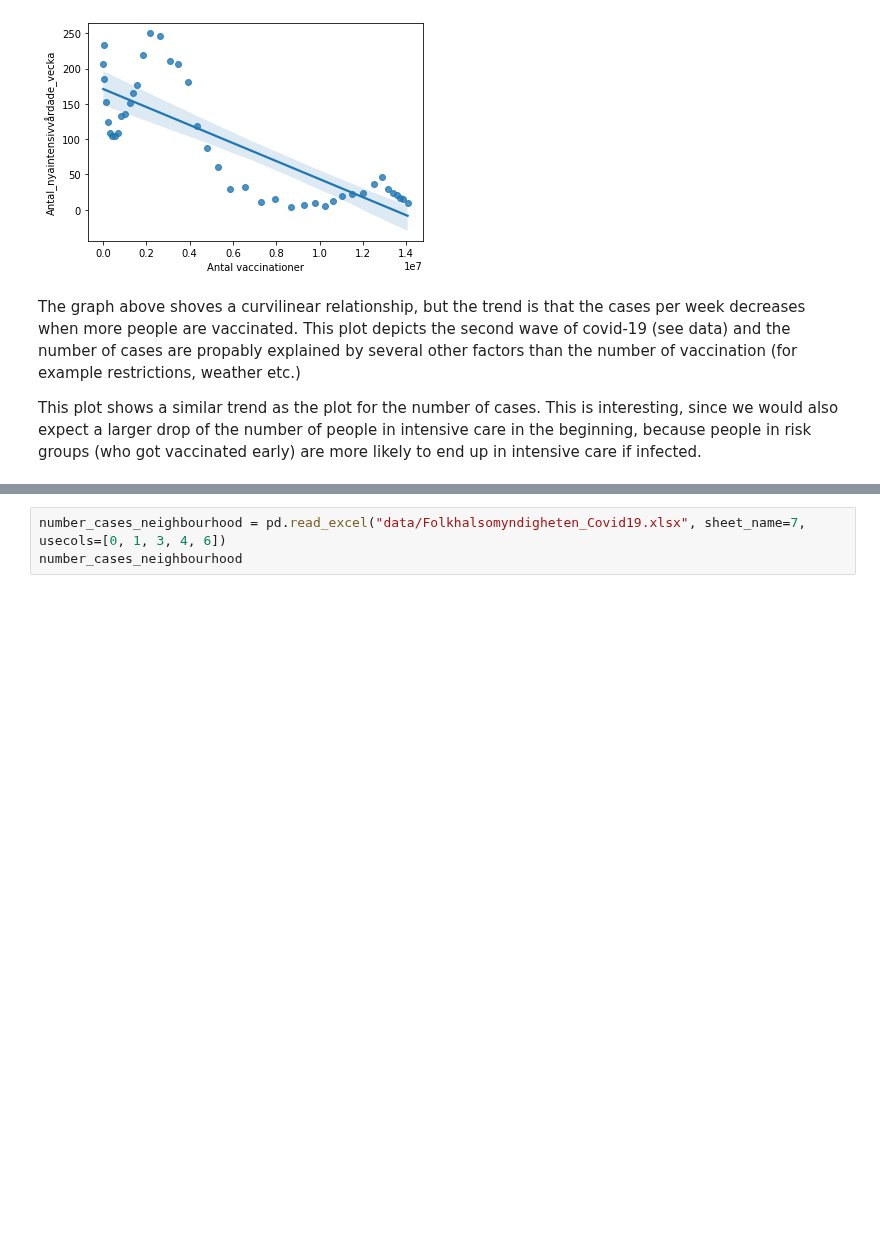
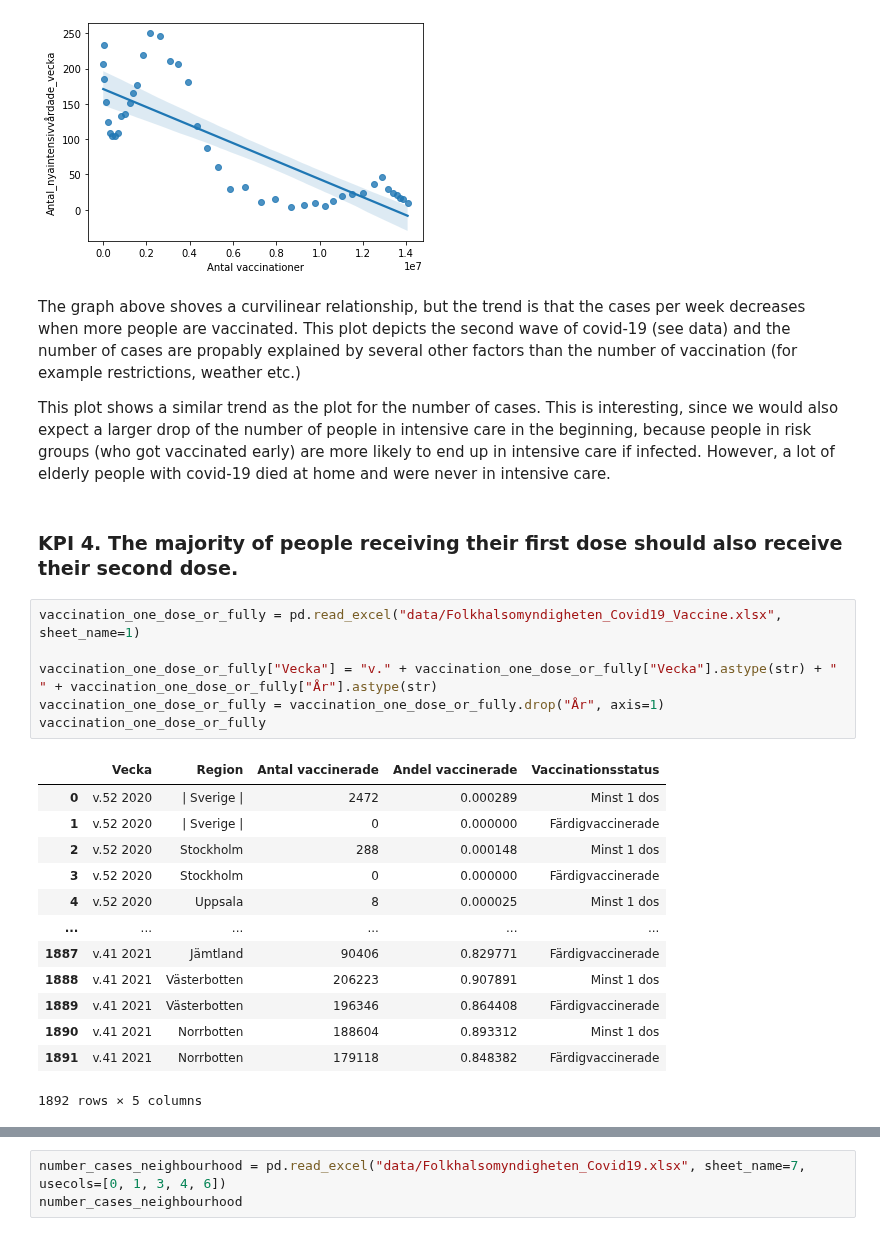
Before and after one commit to Anna-MariaSjolund/Data-Handling-Anna-MariaSjolund, a Jupyter notebook: Labs/Covid-Lab/covid_lab.ipynb, the cells around one changed output, grey strips where cells are left out. Drawn from its saved outputs; the diff is of its cells as text; blank space fills up the shorter version.

```diff
--- a/Labs/Covid-Lab/covid_lab.ipynb
+++ b/Labs/Covid-Lab/covid_lab.ipynb
@@ -408,4 +416,26 @@ fig = sns.regplot(data=covid19_vaccination_merged, x="Antal vaccinationer", y="A
 # %% [markdown]
 The graph above shoves a curvilinear relationship, but the trend is that the cases per week decreases when more people are vaccinated. This plot depicts the second wave of covid-19 (see data) and the number of cases are propably explained by several other factors than the number of vaccination (for example restrictions, weather etc.)
 
-This plot shows a similar trend as the plot for the number of cases. This is interesting, since we would also expect a larger drop of the number of people in intensive care in the beginning, because people in risk groups (who got vaccinated early) are more likely to end up in intensive care if infected.
+This plot shows a similar trend as the plot for the number of cases. This is interesting, since we would also expect a larger drop of the number of people in intensive care in the beginning, because people in risk groups (who got vaccinated early) are more likely to end up in intensive care if infected. However, a lot of elderly people with covid-19 died at home and were never in intensive care.
+# %% [markdown]
+### KPI 4. The majority of people receiving their first dose should also receive their second dose.
+# %%
+vaccination_one_dose_or_fully = pd.read_excel("data/Folkhalsomyndigheten_Covid19_Vaccine.xlsx", sheet_name=1)
+
+vaccination_one_dose_or_fully["Vecka"] = "v." + vaccination_one_dose_or_fully["Vecka"].astype(str) + " " + vaccination_one_dose_or_fully["År"].astype(str)
+vaccination_one_dose_or_fully = vaccination_one_dose_or_fully.drop("År", axis=1)
+vaccination_one_dose_or_fully
+# %% [output]
+|  | Vecka | Region | Antal vaccinerade | Andel vaccinerade | Vaccinationsstatus |
+| 0 | v.52 2020 | | Sverige | | 2472 | 0.000289 | Minst 1 dos |
+| 1 | v.52 2020 | | Sverige | | 0 | 0.000000 | Färdigvaccinerade |
+| 2 | v.52 2020 | Stockholm | 288 | 0.000148 | Minst 1 dos |
+| 3 | v.52 2020 | Stockholm | 0 | 0.000000 | Färdigvaccinerade |
+| 4 | v.52 2020 | Uppsala | 8 | 0.000025 | Minst 1 dos |
+| ... | ... | ... | ... | ... | ... |
+| 1887 | v.41 2021 | Jämtland | 90406 | 0.829771 | Färdigvaccinerade |
+| 1888 | v.41 2021 | Västerbotten | 206223 | 0.907891 | Minst 1 dos |
+| 1889 | v.41 2021 | Västerbotten | 196346 | 0.864408 | Färdigvaccinerade |
+| 1890 | v.41 2021 | Norrbotten | 188604 | 0.893312 | Minst 1 dos |
+| 1891 | v.41 2021 | Norrbotten | 179118 | 0.848382 | Färdigvaccinerade |
+1892 rows × 5 columns
```
Also changed, not shown: parts of 13 cells of this notebook.
